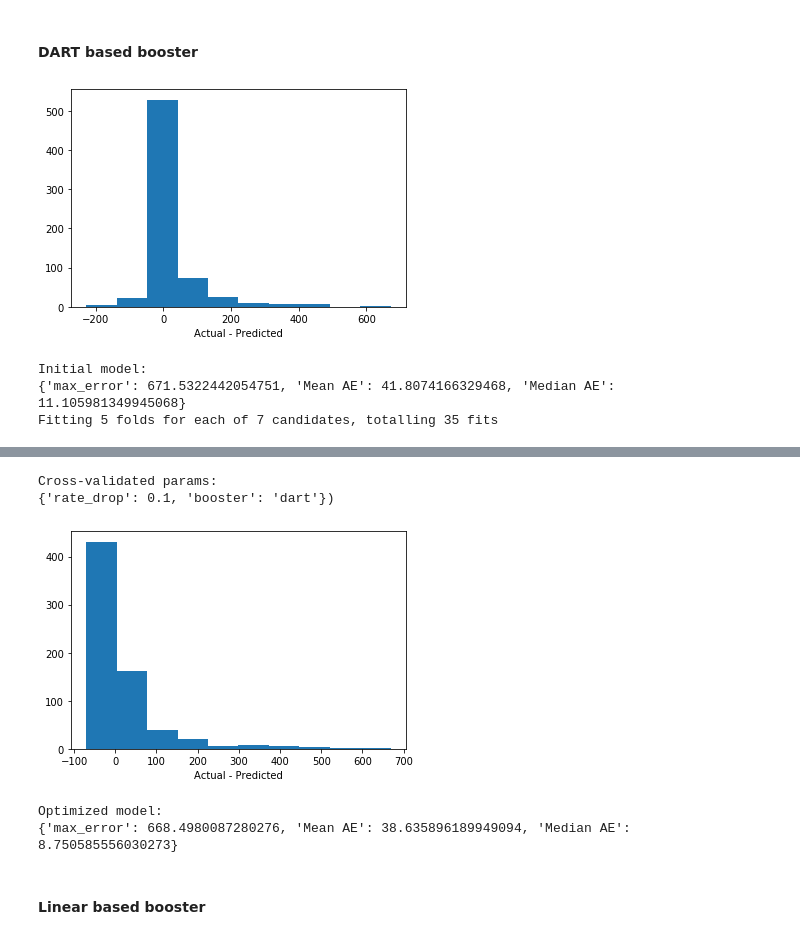
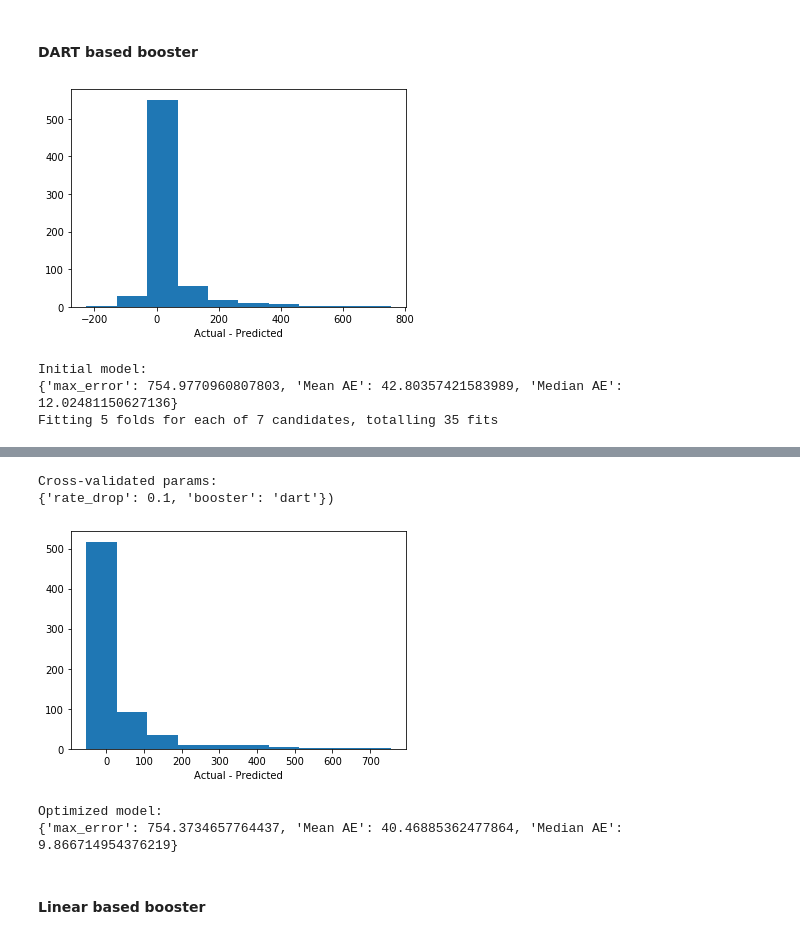
Before and after one commit to suneric98/Crescendo, a Jupyter notebook: data/regression_DaysOnTopCharts.ipynb, the cells around one changed output, grey strips where cells are left out. Cells and saved outputs as stored; diff of their text form; code cells hidden in the pictures.

Commit message:
retrained models without artist data

```diff
--- a/data/regression_DaysOnTopCharts.ipynb
+++ b/data/regression_DaysOnTopCharts.ipynb
@@ -7,7 +7,7 @@ import matplotlib.pyplot as plt
 from pprint import PrettyPrinter
 pp = PrettyPrinter(indent = 3)
 # %%
-data = pd.read_csv('TopCharts_merged.csv', index_col = 0)
+data = pd.read_csv('TopCharts_unique.csv', index_col = 0)
 #dataset
 data.head()
 # %% [output]
@@ -25,5 +34,5 @@ df.drop(columns = "Days", inplace = True)
 # %%
-d = ["Artist", "Title", "Id", "Artist Id", "Artist Genres"]
+d = ["Artist", "Title", "Id"]
 df.drop(columns = d, inplace = True)
 # %%
 for col in df.columns:
@@ -254,12 +288,12 @@ Optimized model:
 xgbr = XGBRegressor(booster = "dart").fit(X_train, y_train)
 print(f"Initial model:\n{evalModel(xgbr, X_test, y_test)}")
 params = {"booster":["dart"], "rate_drop":np.arange(0,.7,.1)}
-cv = gridsearch(XGBRegressor(), params, X_train, y_train, random = True)
-print(f"Cross-validated params:\n{cv['params']})")
-print(f"Optimized model:\n{evalModel(cv['model'],X_test, y_test)}")
+xgbrd_cv = gridsearch(XGBRegressor(), params, X_train, y_train, random = True)
+print(f"Cross-validated params:\n{xgbrd_cv['params']})")
+print(f"Optimized model:\n{evalModel(xgbrd_cv['model'],X_test, y_test)}")
 # %% [output]
-[figure, old version]
+[figure, new version]
 Initial model:
-{'max_error': 671.5322442054751, 'Mean AE': 41.8074166329468, 'Median AE': 11.105981349945068}
+{'max_error': 754.9770960807803, 'Mean AE': 42.80357421583989, 'Median AE': 12.02481150627136}
 Fitting 5 folds for each of 7 candidates, totalling 35 fits
 [Parallel(n_jobs=-1)]: Using backend LokyBackend with 4 concurrent workers.
@@ -268,8 +302,8 @@ Fitting 5 folds for each of 7 candidates, totalling 35 fits
 Cross-validated params:
 {'rate_drop': 0.1, 'booster': 'dart'})
-[figure, old version]
+[figure, new version]
 Optimized model:
-{'max_error': 668.4980087280276, 'Mean AE': 38.635896189949094, 'Median AE': 8.750585556030273}
+{'max_error': 754.3734657764437, 'Mean AE': 40.46885362477864, 'Median AE': 9.866714954376219}
 # %% [markdown]
 #### Linear based booster
 # %%
```
Also changed, not shown: parts of 22 cells of this notebook, 3 other files.
